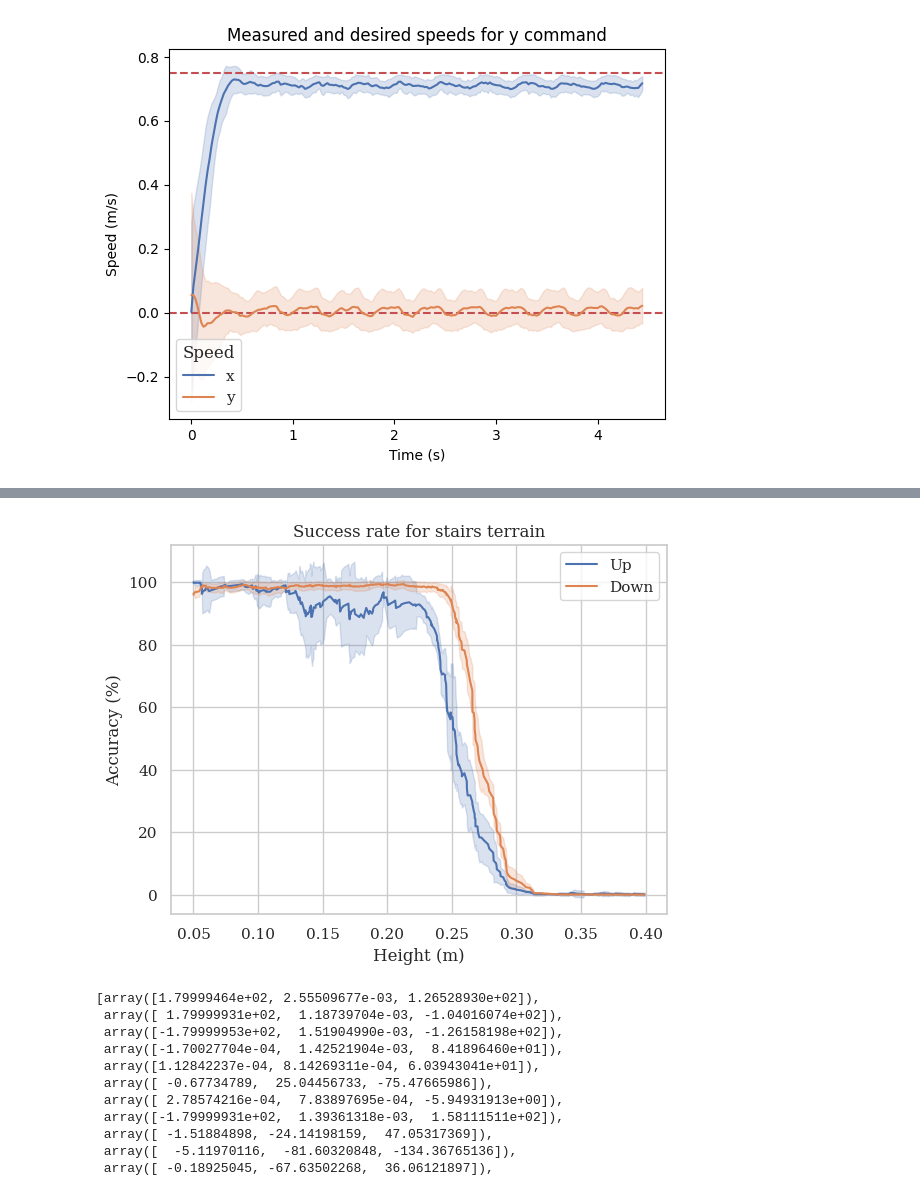
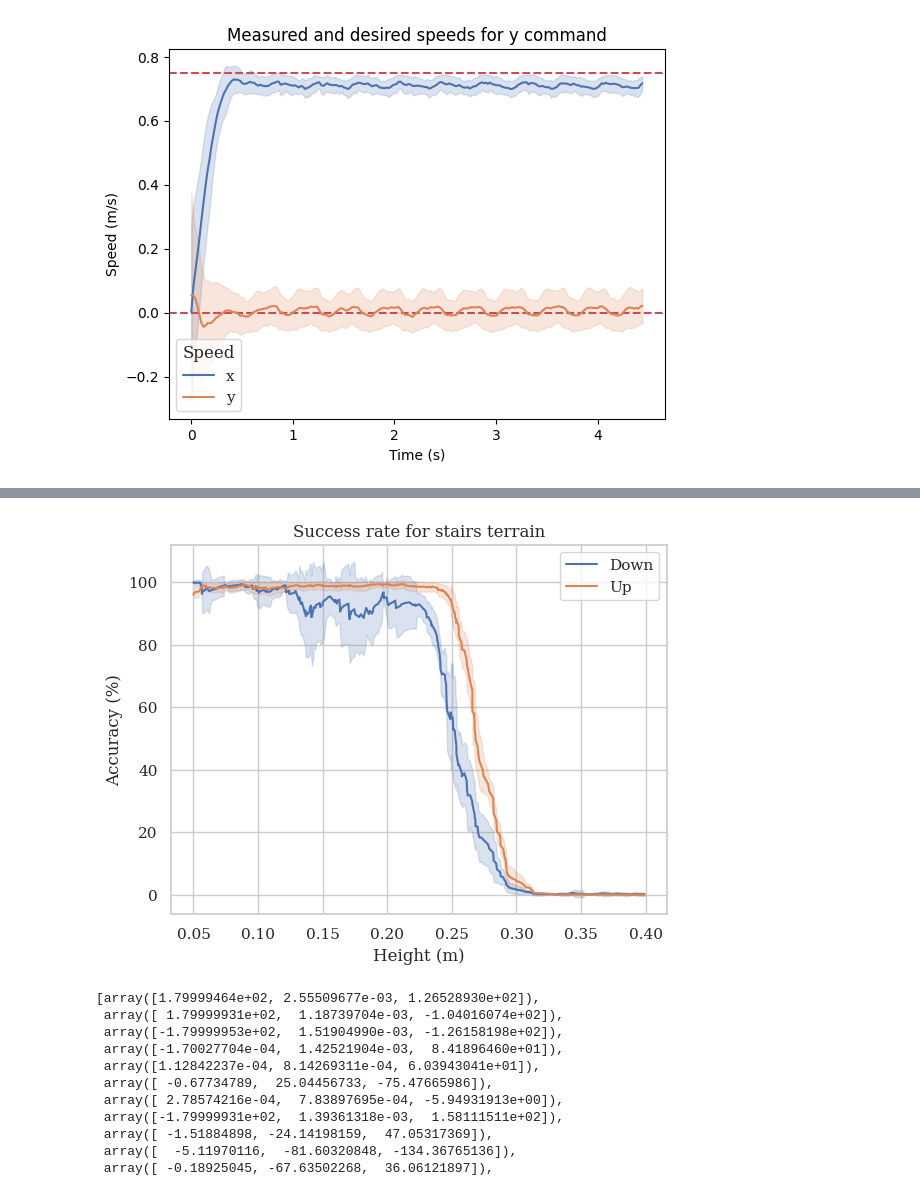
Before and after one commit to JansSolanoVega/legged_gym, a Jupyter notebook: legged_gym/scripts/analysis/plots.ipynb, the cells around one changed output, grey strips where cells are left out. Saved outputs shown, nothing was run; the diff lists cells and outputs as text; code cells hidden in the pictures.

```diff
--- a/legged_gym/scripts/analysis/plots.ipynb
+++ b/legged_gym/scripts/analysis/plots.ipynb
@@ -78,8 +78,8 @@ def myFunc(e):
   return e[metric]
 
 #PATH = os.path.join(LEGGED_GYM_ROOT_DIR, 'legged_gym', 'scripts')
-PATH = "/home/zetans/Desktop/results_plots/terrain_accuracy/28_limit"
-fname = "discrete-None-0.75-0.075-False"
+PATH = "/home/zetans/Desktop/results_plots/terrain_accuracy/25_limit"
+fname = "discrete-None-0.75-0.075-y"
 metric = "slope" if "slope" in fname else "height"
 with open(os.path.join(PATH,fname+'.json'), 'r') as file:
   data = json.load(file)  # Load and parse the JSON file
@@ -98,37 +98,38 @@ plt.show()
 # %%
 #Slope or stairs
 def myFunc(e):
   return e[metric]
 
-def get_x_y(data):
+def get_x_y(path):
+    with open(path, 'r') as file:
+        data = json.load(file)  # Load and parse the JSON file
     data.sort(key=myFunc)
-    y = [item["successful"]*100/item["total"] for item in data]
+    y = np.array([item["successful"]*100/item["total"] for item in data])
+    #Free memory usage
     if metric=="slope":
-        x = [np.rad2deg(np.arctan(item[metric])) for item in data]
+        x = [np.array(np.rad2deg(np.arctan(item[metric]))) for item in data]
     else:
-        x = [item[metric] for item in data]
-    return x,y
+        x = [np.array(item[metric]) for item in data]
+    return np.array(x), y
 
 PATH = "/home/zetans/Desktop/results_plots/terrain_accuracy/80_limit"
+#PATH = os.path.join(LEGGED_GYM_ROOT_DIR, 'legged_gym', 'scripts')
 fname = "stairs-None-0.75-0.075-y"
 metric = "slope" if "slope" in fname else "height"
-with open(os.path.join(PATH, fname.replace("None", "False")+'.json'), 'r') as file:
-    data_up = json.load(file)  # Load and parse the JSON file
-with open(os.path.join(PATH, fname.replace("None", "True")+'.json'), 'r') as file:
-    data_down = json.load(file)  # Load and parse the JSON file
 
-x_down, y_down = get_x_y(data_down)
-x_up, y_up = get_x_y(data_up)
-
-smoothing_plot(x_down, y_down, smooth_factor=0.1, label="Up")
-smoothing_plot(x_up, y_up, smooth_factor=0.1, label="Down")
+x_down, y_down = get_x_y(os.path.join(PATH, fname.replace("None", "True")+'.json'))
+smoothing_plot(x_down, y_down, smooth_factor=0.1, label="Down")
+del x_down, y_down
+x_up, y_up = get_x_y(os.path.join(PATH, fname.replace("None", "False")+'.json'))
+smoothing_plot(x_up, y_up, smooth_factor=0.1, label="Up")
+del x_up, y_up
 plt.xlabel('Slope (°)' if metric=="slope" else "Height (m)")
 plt.ylabel('Accuracy (%)')
 plt.legend()
 plt.title('Success rate for '+fname.split("-")[0]+' terrain')
 plt.show()
 # %% [output]
-[figure, old version]
+[figure, new version]
 # %%
 import json, os
 import numpy as np
```
Also changed, not shown: parts of 30 cells of this notebook, 2 other files.
